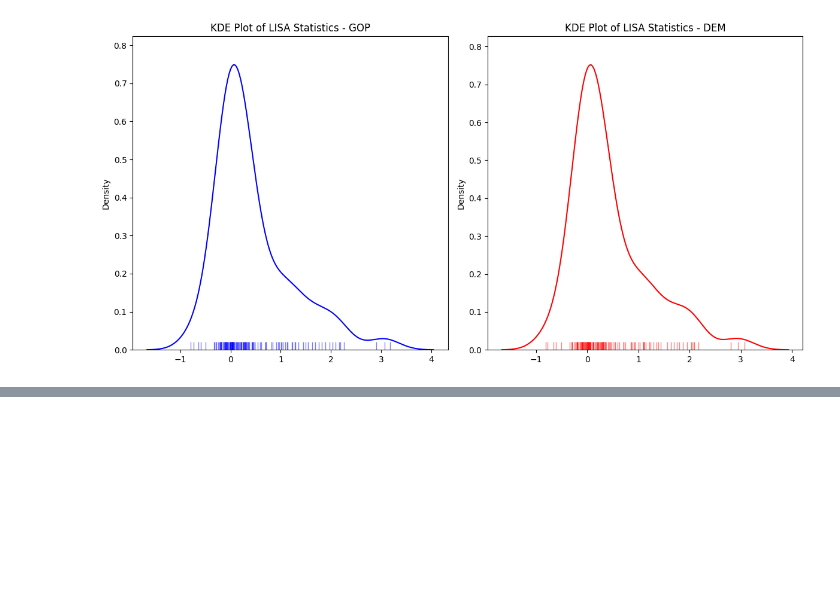
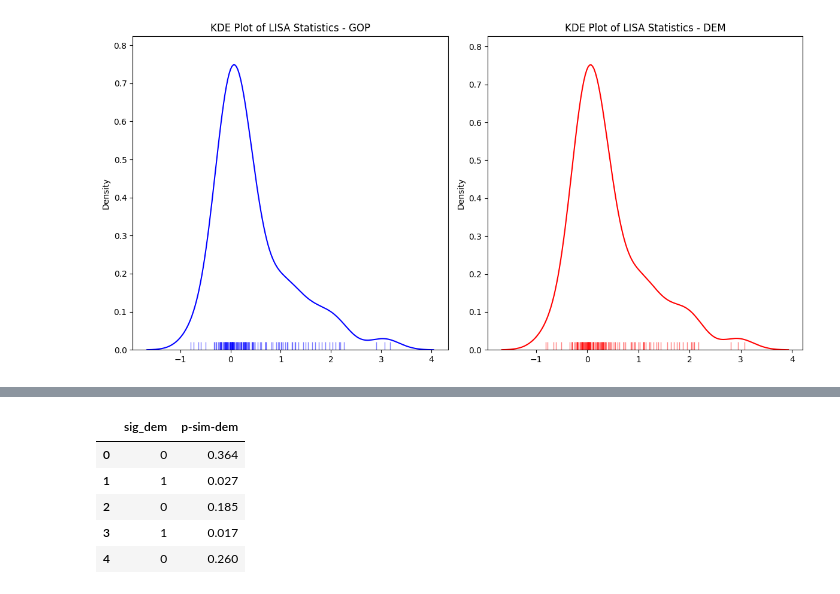
Before and after one commit to leogismap/Local_spatial_autocorrelation_2024_presidential_election_virginia, a Jupyter notebook: Local_Spatial_Autocorrelation.ipynb, the cells around one changed output, grey strips where cells are left out. Saved outputs shown, nothing was run; the diff lists cells and outputs as text; code cells hidden in the pictures; blank space fills up the shorter version.

```diff
--- a/Local_Spatial_Autocorrelation.ipynb
+++ b/Local_Spatial_Autocorrelation.ipynb
@@ -365,0 +448,16 @@ plt.show()
+# %%
+# Assign pseudo P-values to `db`
+db["p-sim-dem"] = lisa_dem.p_sim
+# `1` if significant (at 5% confidence level), `0` otherwise
+sig_dem = 1 * (lisa_dem.p_sim < 0.05)
+# Assign significance flag to `db`
+db["sig_dem"] = sig_gop
+# Print top of the table to inspect
+db[["sig_dem", "p-sim-dem"]].head()
+# %% [output]
+|  | sig_dem | p-sim-dem |
+| 0 | 0 | 0.364 |
+| 1 | 1 | 0.027 |
+| 2 | 0 | 0.185 |
+| 3 | 1 | 0.017 |
+| 4 | 0 | 0.260 |
```
Also changed, not shown: parts of 19 cells of this notebook.
